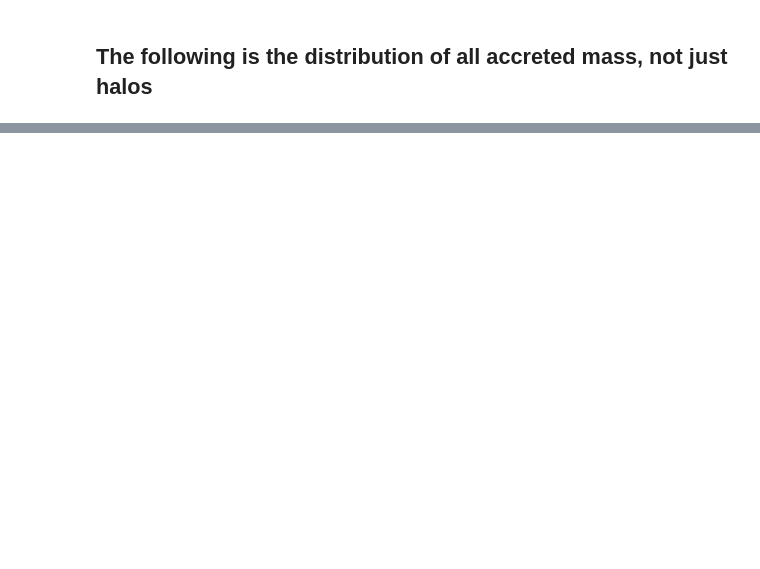
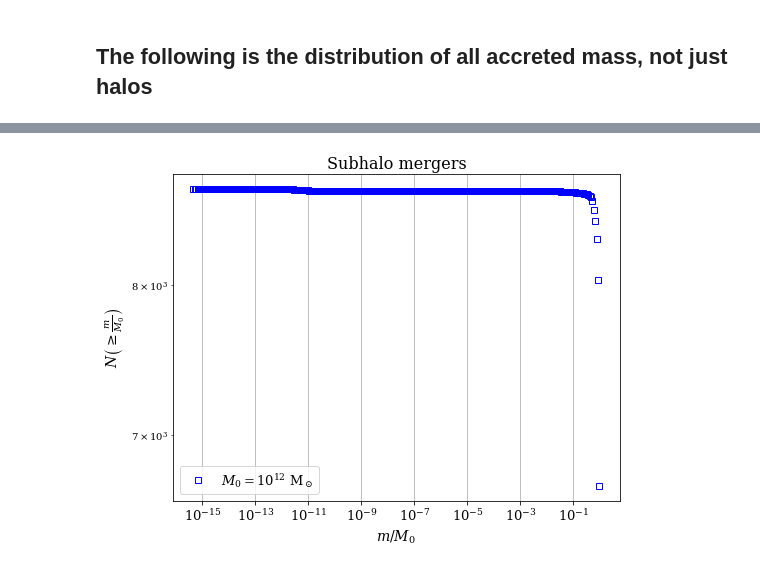
Before and after one commit to patricks1/mergers, a Jupyter notebook: gendistribution_tester.ipynb, the cells around one changed output, grey strips where cells are left out. Saved outputs shown, nothing was run; the diff lists cells and outputs as text; code cells hidden in the pictures; blank space fills up the shorter version.

```diff
--- a/gendistribution_tester.ipynb
+++ b/gendistribution_tester.ipynb
@@ -179,0 +245,23 @@ plt.show()
+# %%
+N=N/len(cat12.halis[0])
+N_gmratio=np.array([N[i:].sum() for i in np.arange(len(N))]) #N(>=m/m0) --- avg number of mergers that occured with ratios greater than or equal to the given m/m0
+
+fig=plt.figure(figsize=(8,6))
+ax=fig.add_subplot(1,1,1)
+
+ax.loglog(midbins,N_gmratio,'s',mec='b',mfc='None',label='$M_0=10^{12}$ M$_\odot$')
+
+#ax.set_title('$M_0=10^{{{0:0.0f}}}$ halo mergers'.
+#             format(mainbranches.mhal0),fontsize=16)
+ax.set_title('Subhalo mergers',fontsize=16)
+ax.set_xlabel('$m/M_0$',fontsize=14)
+ax.set_ylabel('$N\left(\geq\\frac{m}{M_0}\\right)$',fontsize=14)
+#ax.set_xlim(10.**-3.,10.**-0.3)
+#ax.set_ylim(10.**-1.,10**1.65)
+ax.tick_params(axis='both',labelsize=13)
+ax.legend(fontsize=13)
+ax.grid()
+
+plt.show()
+# %% [output]
+[figure, added]
```
Also changed, not shown: parts of 10 cells of this notebook.
